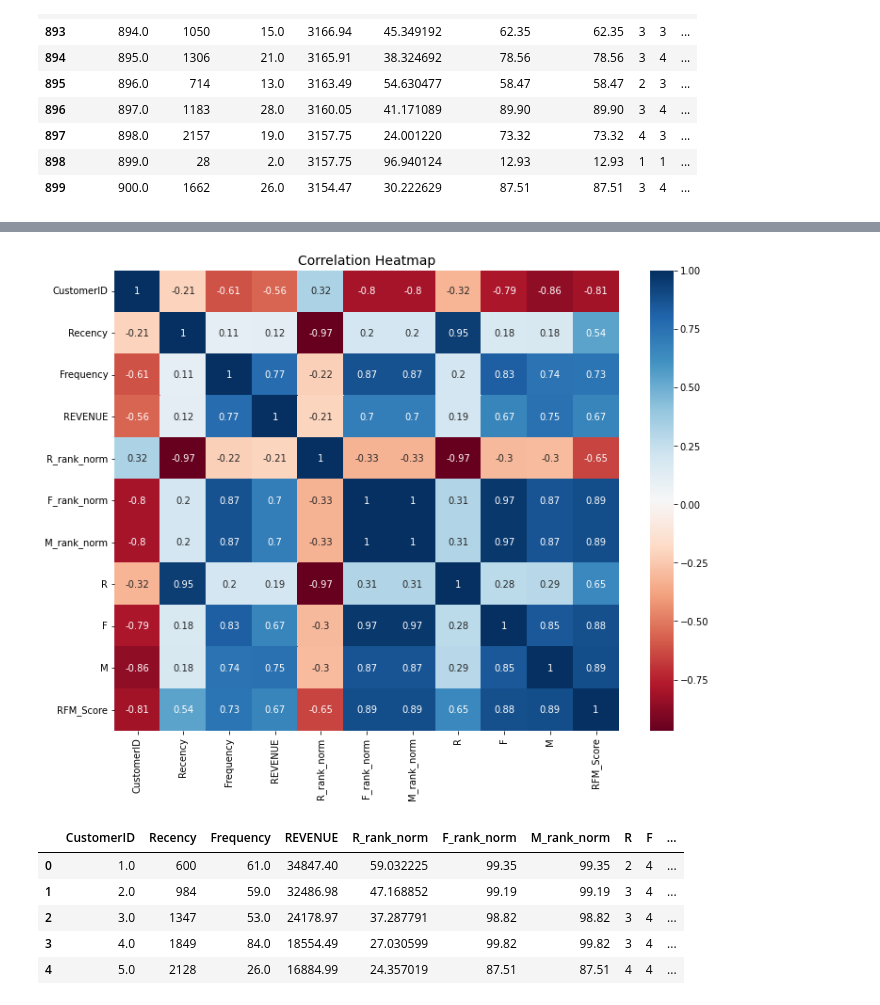
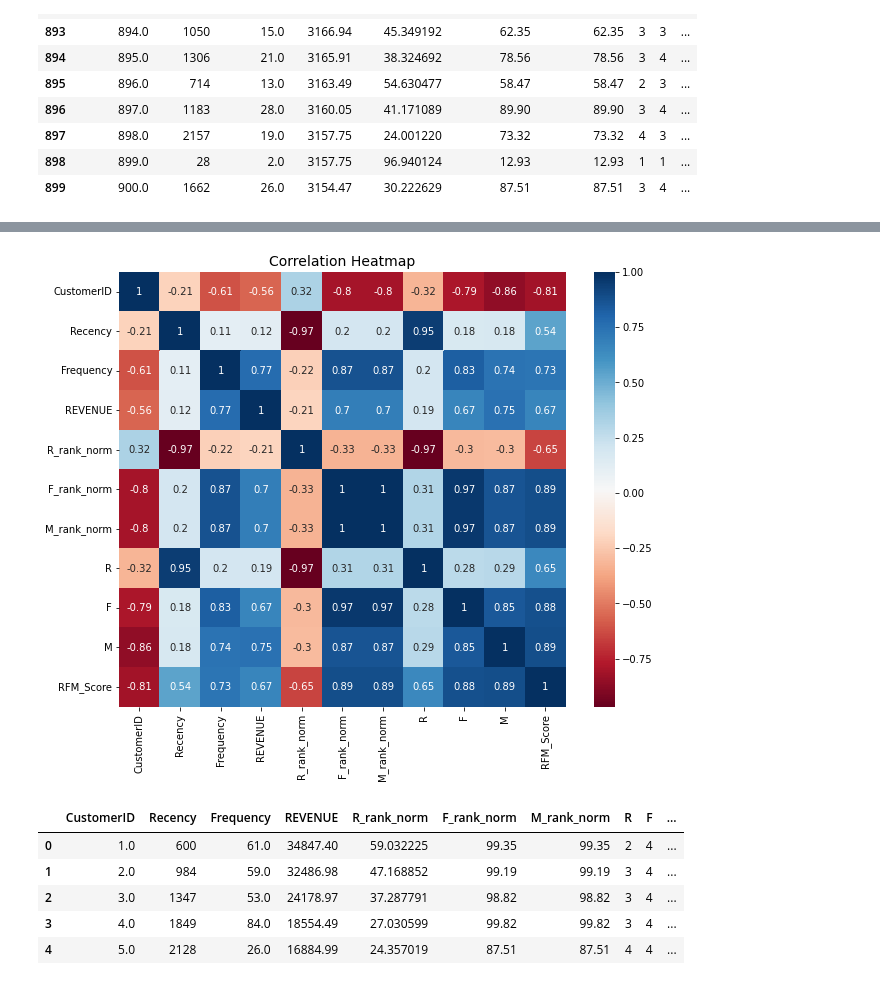
Before and after one commit to Shikha23K/Customer-Segmentation, a Jupyter notebook: tidyQuantAssign.ipynb, the cells around one changed output, grey strips where cells are left out. Cells and saved outputs as stored; diff of their text form; code cells hidden in the pictures.

```diff
--- a/tidyQuantAssign.ipynb
+++ b/tidyQuantAssign.ipynb
@@ -373,11 +373,11 @@ plt.show()
 # %%
-plt.figure(figsize=(12,9))
+plt.figure(figsize=(10,8))
 sns.heatmap(RFM.corr(),annot=True,cmap='RdBu')
 plt.title('Correlation Heatmap',fontsize=14)
 plt.yticks(rotation =0)
 plt.show()
 # %% [output]
-[figure, old version]
+[figure, new version]
 # %%
 from sklearn.preprocessing import StandardScaler
 # %%
```
Also changed, not shown: parts of 13 cells of this notebook.
